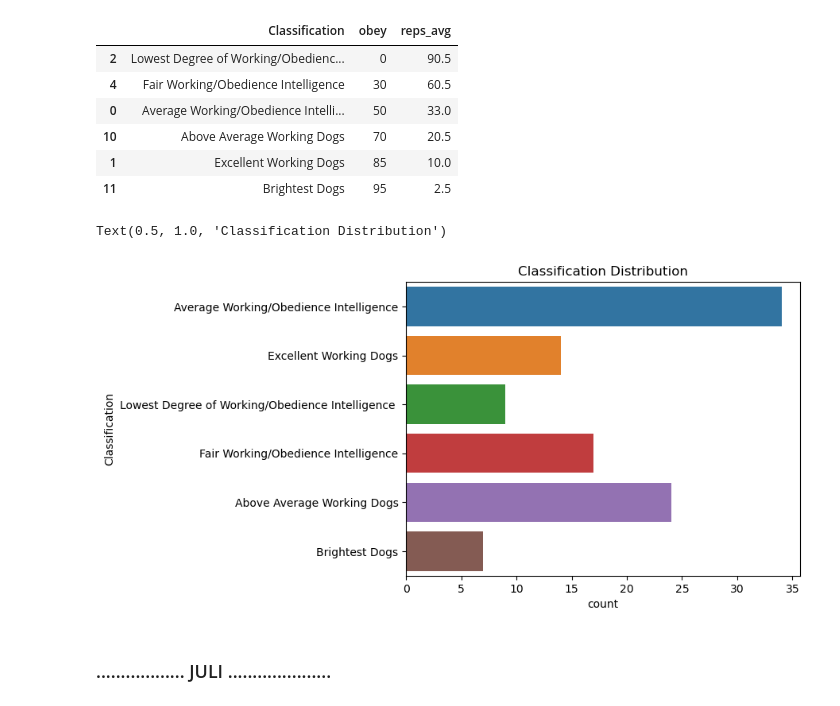
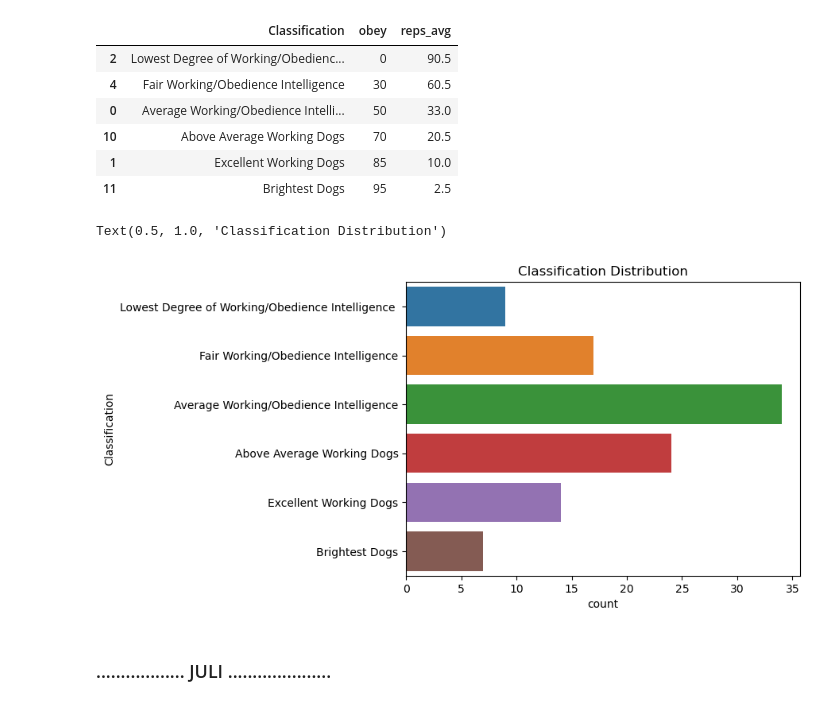
Before and after one commit to OtterBots/CST383_Project, a Jupyter notebook: Otterbot_project.ipynb, the cells around one changed output. Cells and saved outputs as stored; diff of their text form; code cells hidden in the pictures.

```diff
--- a/Otterbot_project.ipynb
+++ b/Otterbot_project.ipynb
@@ -89,11 +89,12 @@ pd.options.display.max_rows = 250
 | 1 | Excellent Working Dogs | 85 | 10.0 |
 | 11 | Brightest Dogs | 95 | 2.5 |
 # %%
-sns.countplot(y=dd['Classification'])
+
+sns.countplot(y=dd.sort_values(by='obey')['Classification'])
 plt.title('Classification Distribution')
 # %% [output]
 Text(0.5, 1.0, 'Classification Distribution')
-[figure, old version]
+[figure, new version]
 # %% [markdown]
 ### .................. JULI .....................
 # %% [markdown]
```
